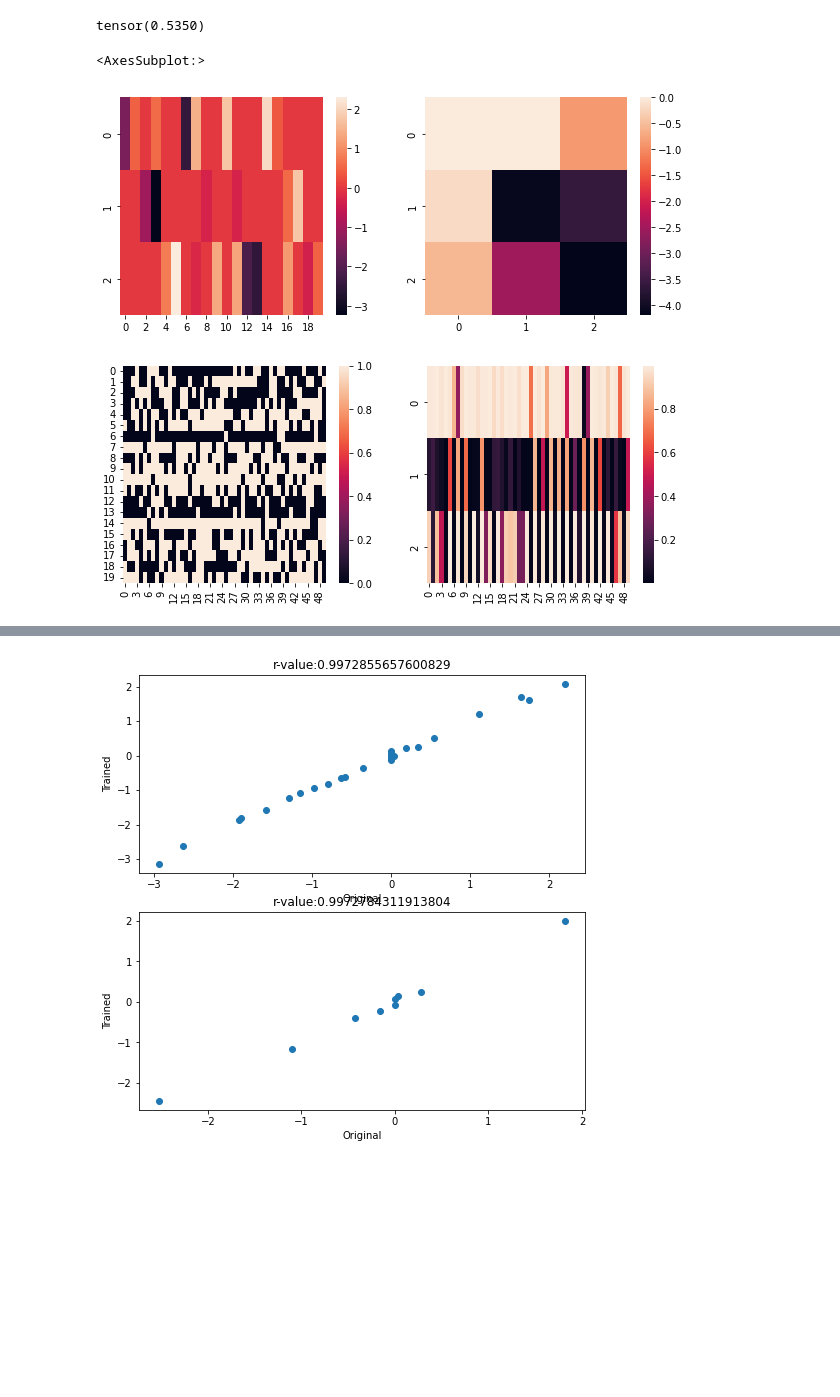
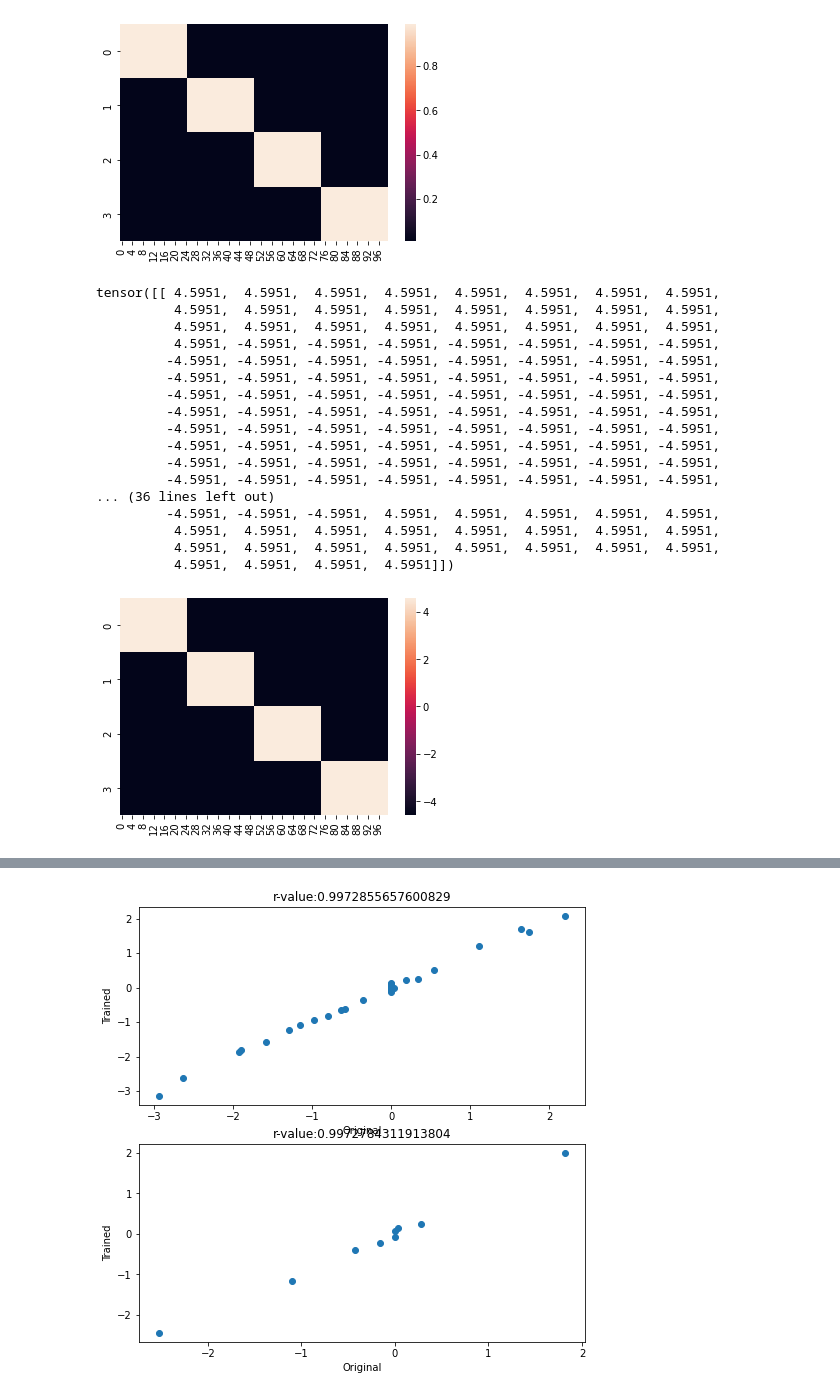
Before and after one commit to casperpeters/intern, a Jupyter notebook: notebooks/Reconstructing RTRBM/Scalability/Researching scalability limited.ipynb, the cells around one changed output, grey strips where cells are left out. Saved outputs shown, nothing was run; the diff lists cells and outputs as text; code cells hidden in the pictures; blank space fills up the shorter version.

```diff
--- a/notebooks/Reconstructing RTRBM/Scalability/Researching scalability limited.ipynb
+++ b/notebooks/Reconstructing RTRBM/Scalability/Researching scalability limited.ipynb
@@ -34,0 +222,31 @@ How many batches are nessesary to reproduce the weights with a pearson correlati
+# %%
+test_trace = 0.01 * torch.ones(N_H, N_V)
+test_trace[0, :25] = 0.99
+test_trace[1, 25:50] = 0.99
+test_trace[2, 50:75] = 0.99
+test_trace[3, 75:100] = 0.99
+sns.heatmap(test_trace)
+plt.show()
+sns.heatmap(torch.log(test_trace/(1-test_trace)))
+x = torch.log(test_trace/(1-test_trace))
+x
+# %% [output]
+[figure, added]
+tensor([[ 4.5951,  4.5951,  4.5951,  4.5951,  4.5951,  4.5951,  4.5951,  4.5951,
+          4.5951,  4.5951,  4.5951,  4.5951,  4.5951,  4.5951,  4.5951,  4.5951,
+          4.5951,  4.5951,  4.5951,  4.5951,  4.5951,  4.5951,  4.5951,  4.5951,
+          4.5951, -4.5951, -4.5951, -4.5951, -4.5951, -4.5951, -4.5951, -4.5951,
+         -4.5951, -4.5951, -4.5951, -4.5951, -4.5951, -4.5951, -4.5951, -4.5951,
+         -4.5951, -4.5951, -4.5951, -4.5951, -4.5951, -4.5951, -4.5951, -4.5951,
+         -4.5951, -4.5951, -4.5951, -4.5951, -4.5951, -4.5951, -4.5951, -4.5951,
+         -4.5951, -4.5951, -4.5951, -4.5951, -4.5951, -4.5951, -4.5951, -4.5951,
+         -4.5951, -4.5951, -4.5951, -4.5951, -4.5951, -4.5951, -4.5951, -4.5951,
+         -4.5951, -4.5951, -4.5951, -4.5951, -4.5951, -4.5951, -4.5951, -4.5951,
+         -4.5951, -4.5951, -4.5951, -4.5951, -4.5951, -4.5951, -4.5951, -4.5951,
+         -4.5951, -4.5951, -4.5951, -4.5951, -4.5951, -4.5951, -4.5951, -4.5951,
+... (36 lines left out)
+         -4.5951, -4.5951, -4.5951,  4.5951,  4.5951,  4.5951,  4.5951,  4.5951,
+          4.5951,  4.5951,  4.5951,  4.5951,  4.5951,  4.5951,  4.5951,  4.5951,
+          4.5951,  4.5951,  4.5951,  4.5951,  4.5951,  4.5951,  4.5951,  4.5951,
+          4.5951,  4.5951,  4.5951,  4.5951]])
+[figure, added]
@@ -35,16 +315,22 @@ How many batches are nessesary to reproduce the weights with a pearson correlati
 # %%
-def gen_weights(N_H, N_V, nabla=2, connectivity=0):
+def gen_weights1(N_H, N_V, nabla=2, connectivity=0):
     ## initialize parameters
     sparcity = 1 - connectivity
 
     sp = 1 - 1/N_H
-    # initialze fully connected random weight matrix
-    W = nabla * torch.randn((N_H, N_V), dtype=torch.float)
 
-    # Make the weight matrix sparse such that only 1 visible is randomly connected to 1 hidden
-    for i, idx in enumerate(torch.randperm(N_V)):
-        if torch.sum(W[:, idx]==0)/N_H<sp:
-            W[:, idx][ np.random.permutation(N_H)[:int(np.ceil(sp * N_H))]] = 0
+    if N_H==N_V:
+        W = torch.eye(N_H) * nabla * torch.randn((N_H, N_V), dtype=torch.float)
+        W = W[torch.randperm(N_H), :]
+
+    else:
+        # initialze fully connected random weight matrix
+        W = nabla * torch.randn((N_H, N_V), dtype=torch.float)
+
+        # Make the weight matrix sparse such that only 1 visible is randomly connected to 1 hidden
+        for i, idx in enumerate(torch.randperm(N_V)):
+            if torch.sum(W[:, idx]==0)/N_H<sp:
+                W[:, idx][np.random.permutation(N_H)[:int(np.ceil(sp * N_H))]] = 0
 
     # compute the number of zeros we need to have in the weight matrix to obtain the predefined connectivity
     sp = torch.sum(W==0)/W.numel()
@@ -60,27 +346,8 @@ def gen_weights(N_H, N_V, nabla=2, connectivity=0):
     # sp = torch.sum(W==0)/W.numel()
     # conn = 1 - sp
 
+    for i in range(N_H):
+        idx = W[i, :] != 0
+        if torch.sum(idx)>1:
+            W[i, idx] = (W[i, idx] - torch.mean(W[i, idx])) / torch.std(W[i, idx])
     return W
-
-N_H, N_V = 3, 20
-W = gen_weights(N_H=N_H, N_V=N_V, nabla=2, connectivity=0.4)
-U = gen_weights(N_H=N_H, N_V=N_H, nabla=2, connectivity=0.8)
-fig, ax = plt.subplots(1, 2, figsize=(10, 4))
-sns.heatmap(W, ax=ax[0])
-sns.heatmap(U, ax=ax[1])
-
-
-# Initialize rtrbm
-T = 50
-
-rtrbm_init= RTRBM(torch.zeros(N_V, T), N_H=N_H, device='cpu')
-rtrbm_init.W = W
-rtrbm_init.U = U
-rtrbm_init.b_H = torch.zeros(1, N_H, dtype=torch.float)
-rtrbm_init.b_V = torch.zeros(1, N_V, dtype=torch.float)
-rtrbm_init.b_init = torch.zeros(1, N_H, dtype=torch.float)
-# %% [output]
-tensor(0.5350)
-<AxesSubplot:>
-[figure, removed]
-[figure, removed]
```
Also changed, not shown: parts of 16 cells of this notebook, 7 other files.
